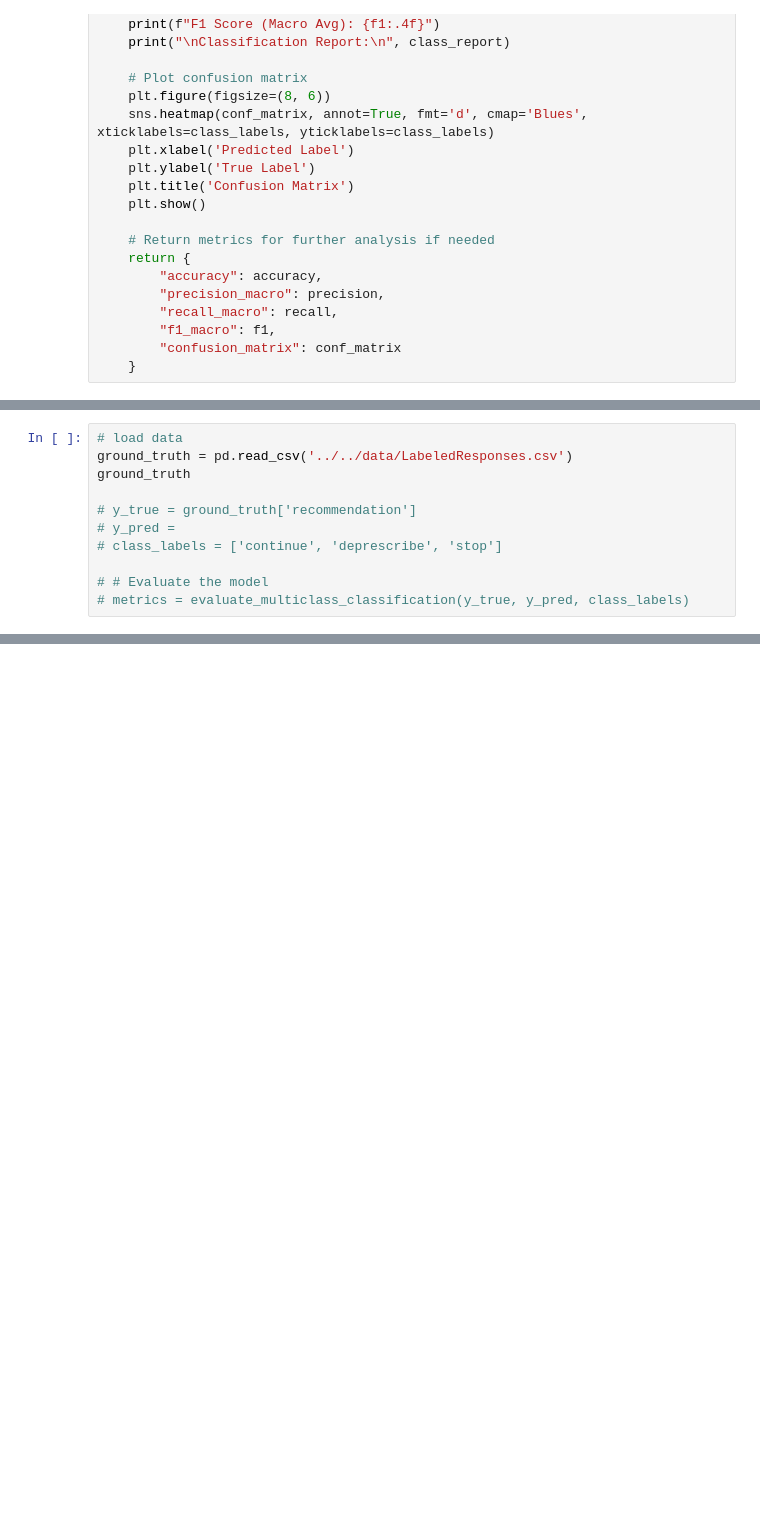
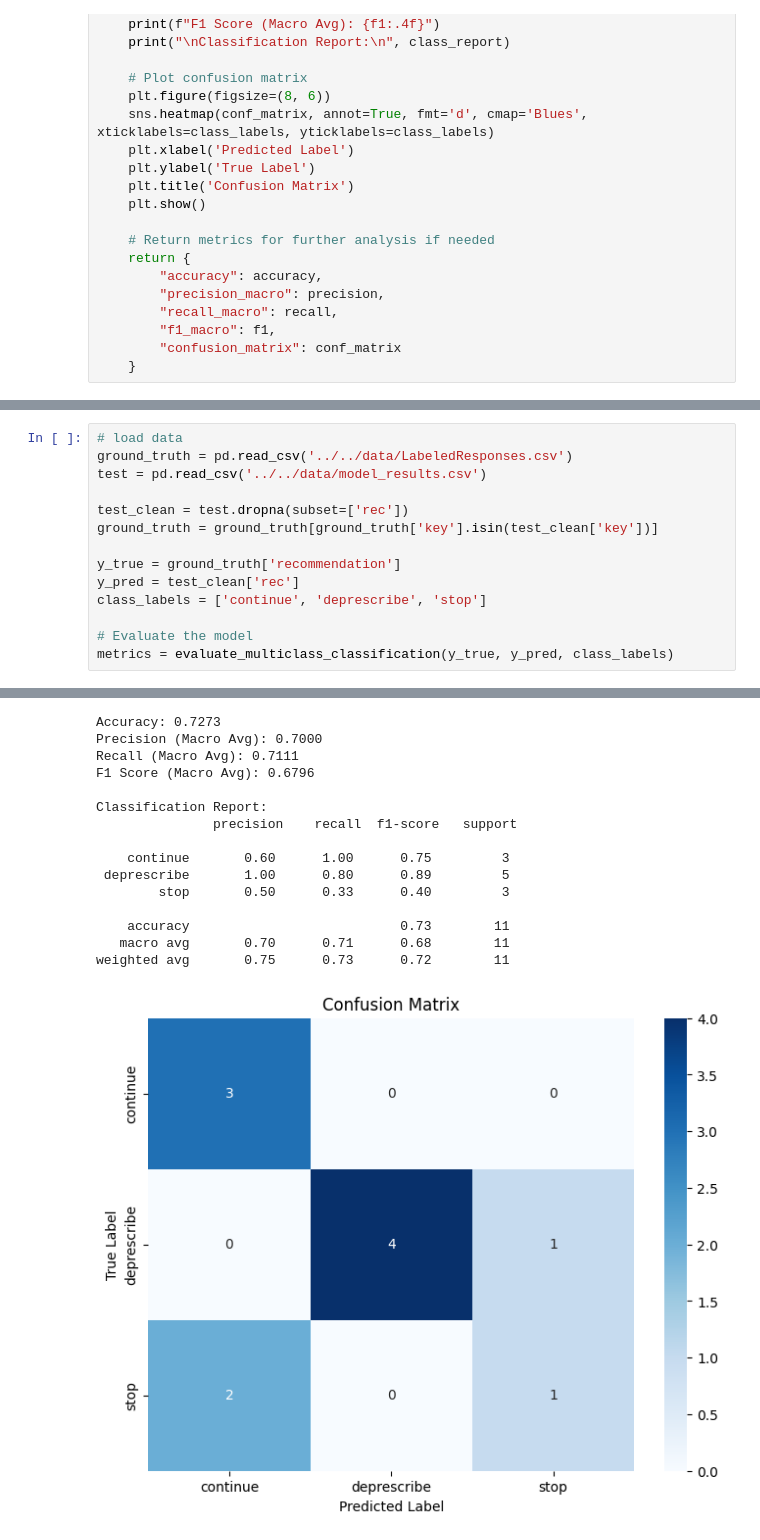
Before and after one commit to Beenjamming/DataSci210_MedicationDeprescriber, a Jupyter notebook: src/evaluation.ipynb, the cells around one changed output, grey strips where cells are left out. Cells and saved outputs as stored; diff of their text form; blank space fills up the shorter version.

```diff
--- a/src/evaluation.ipynb
+++ b/src/evaluation.ipynb
@@ -213,12 +143,15 @@ TypeError: object NoneType can't be used in 'await' expression
 # %%
 # load data
 ground_truth = pd.read_csv('../../data/LabeledResponses.csv')
-ground_truth
+test = pd.read_csv('../../data/model_results.csv')
 
-# y_true = ground_truth['recommendation']
-# y_pred =
-# class_labels = ['continue', 'deprescribe', 'stop']
+test_clean = test.dropna(subset=['rec'])
+ground_truth = ground_truth[ground_truth['key'].isin(test_clean['key'])]
 
-# # Evaluate the model
-# metrics = evaluate_multiclass_classification(y_true, y_pred, class_labels)
+y_true = ground_truth['recommendation']
+y_pred = test_clean['rec']
+class_labels = ['continue', 'deprescribe', 'stop']
+
+# Evaluate the model
+metrics = evaluate_multiclass_classification(y_true, y_pred, class_labels)
 # %% [output]
@@ -241,0 +158,16 @@ ground_truth
+Accuracy: 0.7273
+Precision (Macro Avg): 0.7000
+Recall (Macro Avg): 0.7111
+F1 Score (Macro Avg): 0.6796
+
+Classification Report:
+               precision    recall  f1-score   support
+
+    continue       0.60      1.00      0.75         3
+ deprescribe       1.00      0.80      0.89         5
+        stop       0.50      0.33      0.40         3
+
+    accuracy                           0.73        11
+   macro avg       0.70      0.71      0.68        11
+weighted avg       0.75      0.73      0.72        11
+[figure, added]
```
Also changed, not shown: parts of 7 cells of this notebook, 1 other file.
